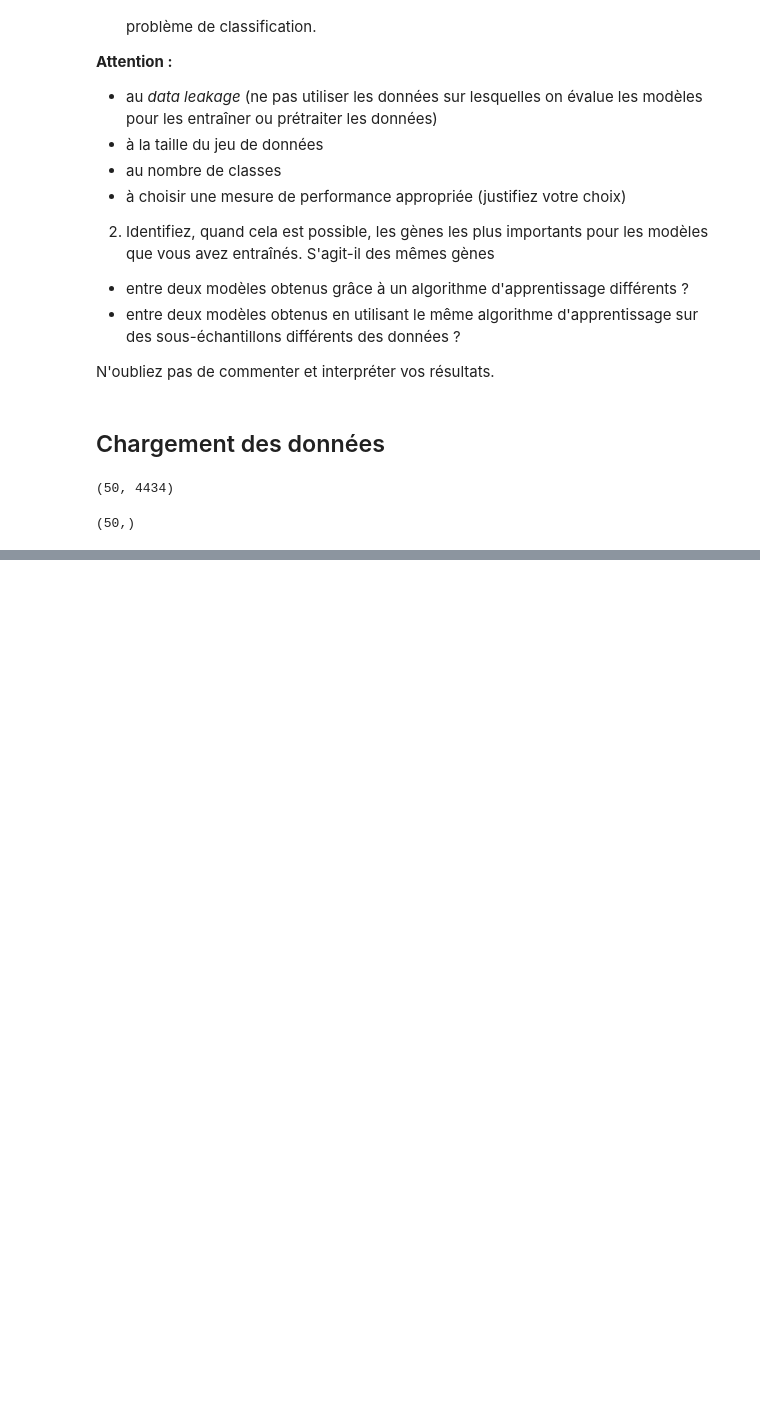
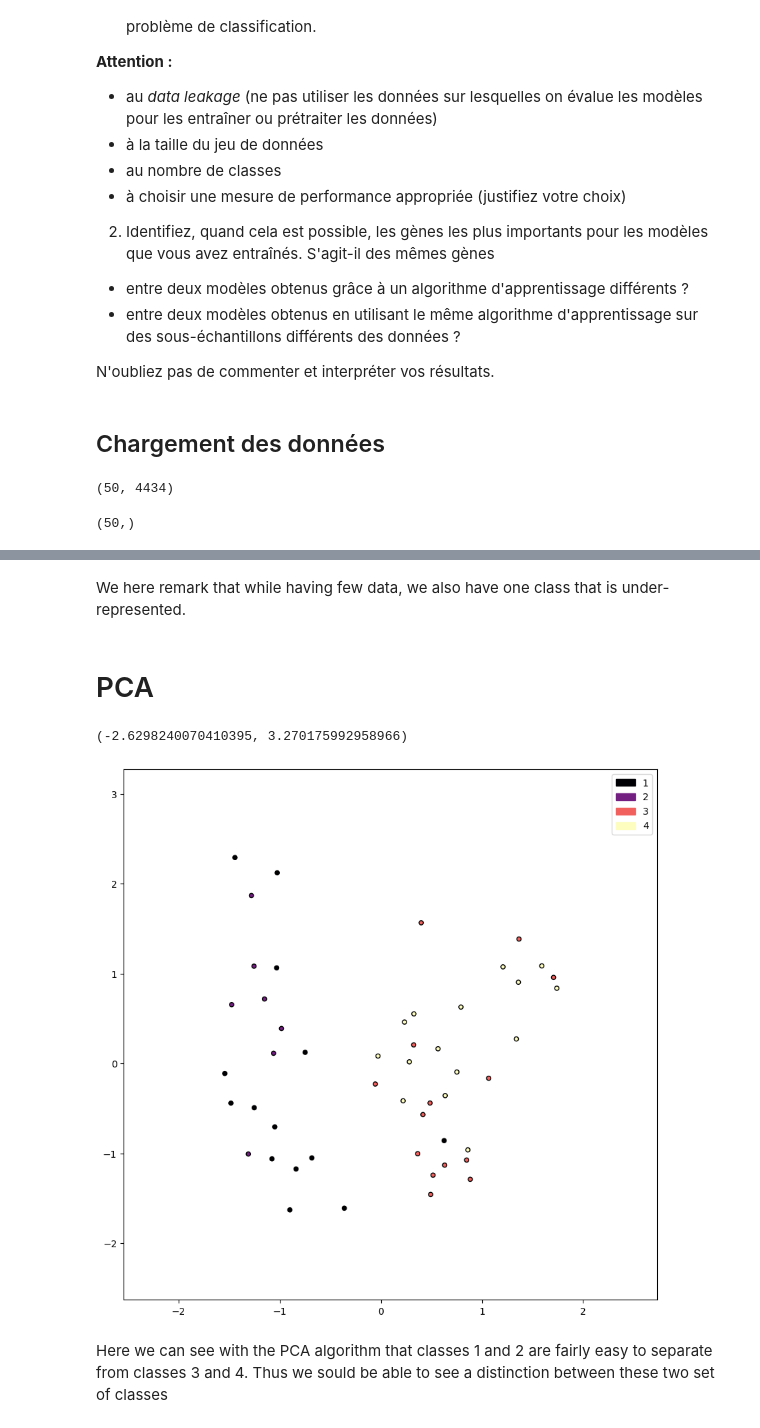
Before and after one commit to RomainGras/tumeur_gliale, a Jupyter notebook: TumeursGliales.ipynb, the cells around one changed output, grey strips where cells are left out. Saved outputs shown, nothing was run; the diff lists cells and outputs as text; code cells hidden in the pictures; blank space fills up the shorter version.

```diff
--- a/TumeursGliales.ipynb
+++ b/TumeursGliales.ipynb
@@ -39,0 +85,27 @@ print(y.shape)
+# %% [markdown]
+We here remark that while having few data, we also have one class that is under-represented.
+# %% [markdown]
+# PCA
+# %%
+# We compute the first 2 PCA componants of the original dataset, and then project each example on this 2D space
+pca_pip = Pipeline([('scaler', StandardScaler()), ('pca', PCA(n_components=2, whiten=True))])
+X_pca = pca_pip.fit_transform(X)
+
+h = .02  # Defines the grid resolution
+x_min, x_max = X_pca[:, 0].min() - 1, X_pca[:, 0].max() + 1
+y_min, y_max = X_pca[:, 1].min() - 1, X_pca[:, 1].max() + 1
+xx, yy = np.meshgrid(np.arange(x_min, x_max, h),
+                     np.arange(y_min, y_max, h))
+cmap = plt.cm.get_cmap('magma', 4)
+plt.figure(figsize=(10,10))
+plt.legend([mpatches.Patch(color=cmap(l)) for l in range(4)], [str(l) for l in range(1,5)])
+
+sample = np.arange(50)
+plt.scatter(X_pca[sample, 0], X_pca[sample, 1], c=y[sample], cmap='magma', edgecolor='k', s=20)
+plt.xlim(xx.min(), xx.max())
+plt.ylim(yy.min(), yy.max())
+# %% [output]
+(-2.6298240070410395, 3.270175992958966)
+[figure, added]
+# %% [markdown]
+Here we can see with the PCA algorithm that classes 1 and 2 are fairly easy to separate from classes 3 and 4. Thus we sould be able to see a distinction between these two set of classes
```
Also changed, not shown: parts of 31 cells of this notebook.
